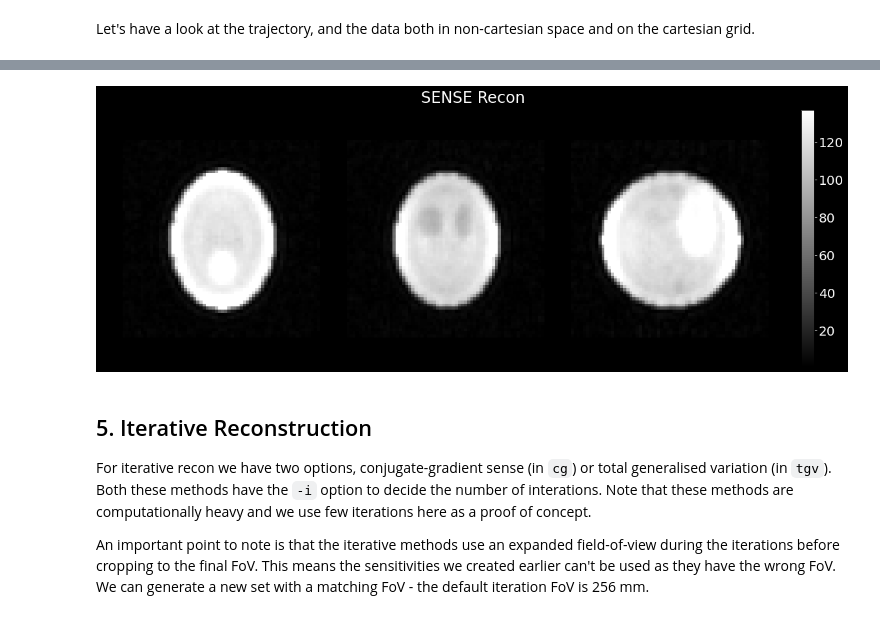
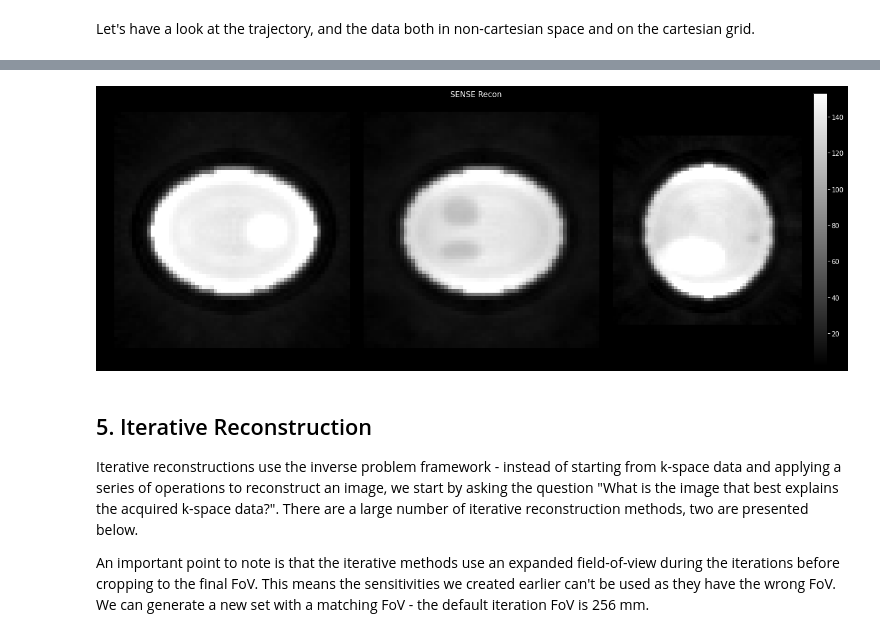
Before and after one commit to spinicist/old-riesling-examples, a Jupyter notebook: tutorial.ipynb, the cells around one changed output, grey strips where cells are left out. Cells and saved outputs as stored; diff of their text form; code cells hidden in the pictures.

```diff
--- a/tutorial.ipynb
+++ b/tutorial.ipynb
@@ -177,5 +181,4 @@ rl.images.sense('tut-sense.h5', title='Channel Sensitivities')
 # %%
 !riesling recon --sense=tut-sense.h5 --sdc=tut-sdc.h5 tut.h5
-# display(rl.images.slices('tut-channels.h5', title='Channel Images'))
-display(rl.images.single('tut-recon.h5', title='SENSE Recon'))
+display(rl.images.planes('tut-recon.h5', title='SENSE Recon'))
 # %% [output]
@@ -182,8 +186,8 @@ display(rl.images.single('tut-recon.h5', title='SENSE Recon'))
-[figure, old version]
+[figure, new version]
 # %% [markdown]
 <a id='iterative_recon'></a>
 ## 5. Iterative Reconstruction
-For iterative recon we have two options, conjugate-gradient sense (in `cg`) or total generalised variation (in `tgv`). Both these methods have the `-i` option to decide the number of interations. Note that these methods are computationally heavy and we use few iterations here as a proof of concept.
+Iterative reconstructions use the inverse problem framework - instead of starting from k-space data and applying a series of operations to reconstruct an image, we start by asking the question "What is the image that best explains the acquired k-space data?". There are a large number of iterative reconstruction methods, two are presented below.
 
 An important point to note is that the iterative methods use an expanded field-of-view during the iterations before cropping to the final FoV. This means the sensitivities we created earlier can't be used as they have the wrong FoV. We can generate a new set with a matching FoV - the default iteration FoV is 256 mm.
 # %%
```
Also changed, not shown: parts of 26 cells of this notebook.
